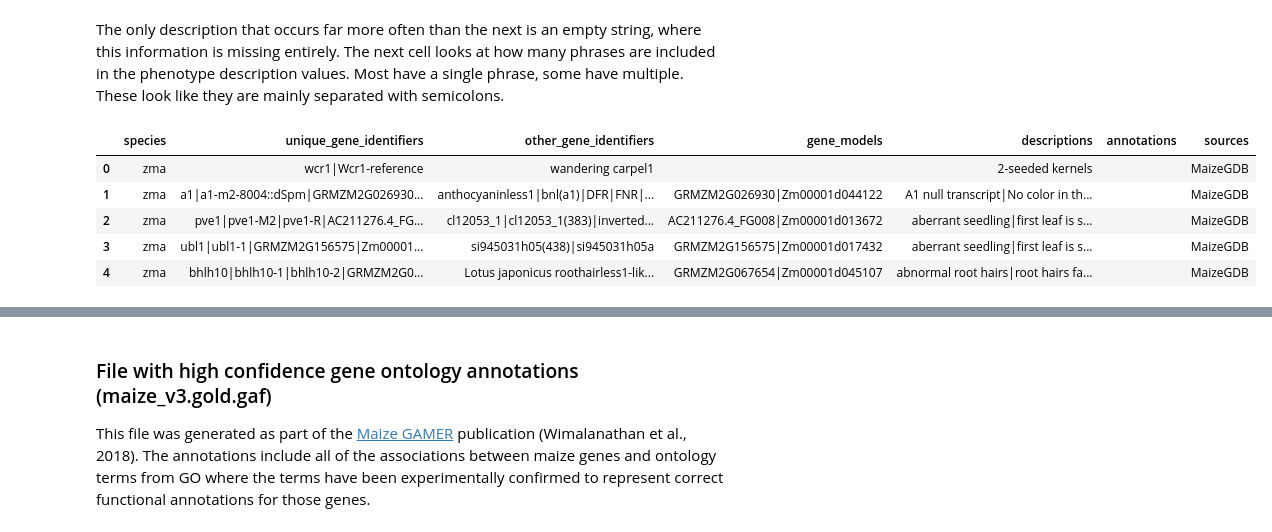
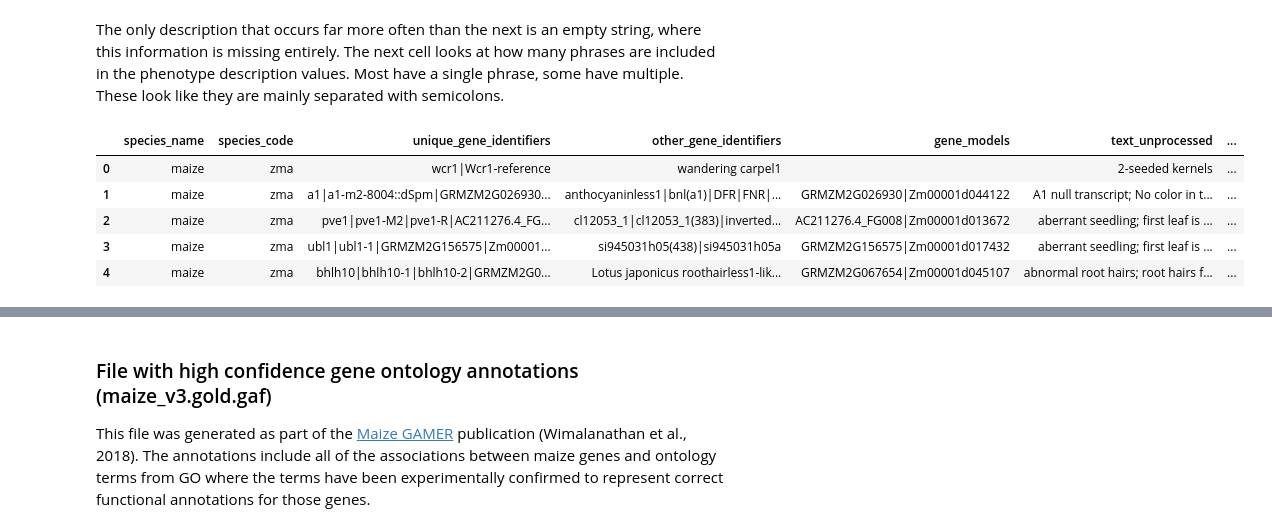
Before and after one commit to irbraun/plant-data, a Jupyter notebook: preprocessing/reshaping_maizegdb_data.ipynb, the cells around one changed output, grey strips where cells are left out. Cells and saved outputs as stored; diff of their text form; code cells hidden in the pictures.

Commit message:
adding annotations

```diff
--- a/preprocessing/reshaping_maizegdb_data.ipynb
+++ b/preprocessing/reshaping_maizegdb_data.ipynb
@@ -54,12 +62,16 @@ pd.set_option('display.width', 1000)
 # %%
 # Columns that should be in the final reshaped files.
-reshaped_columns = ["species",
+reshaped_columns = [
+ "species_name",
+ "species_code",
  "unique_gene_identifiers",
  "other_gene_identifiers",
  "gene_models",
- "descriptions",
+ "text_unprocessed",
  "annotations",
- "sources"]
+ "reference_name",
+ "reference_link",
+ "reference_file"]
 
 # Creating and testing a lambda for finding gene model strings.
 gene_model_pattern_1 = re.compile("grmzm.+")
@@ -159,23 +171,27 @@ fig.show()
 plt.close()
 # %%
 # Restructuring the dataset to include all the expected column names.
-combine_columns = lambda row, columns: concatenate_with_delim("|", [row[column] for column in columns])
-df["descriptions"] = df.apply(lambda x: combine_columns(x, ["phenotype_name", "phenotype_description"]), axis=1)
+combine_gene_columns = lambda row, columns: concatenate_with_delim("|", [row[column] for column in columns])
+combine_text_columns = lambda row, columns: concatenate_with_delim("; ", [row[column] for column in columns])
+df["text_unprocessed"] = df.apply(lambda x: combine_text_columns(x, ["phenotype_name", "phenotype_description"]), axis=1)
 df["uniprot_id"] = df["uniprot_id"].apply(add_prefix_safely, prefix=UNIPROT_TAG)
 df["ncbi_gene"] = df["ncbi_gene"].apply(add_prefix_safely, prefix=NCBI_TAG)
-df["unique_gene_identifiers"] = df.apply(lambda x: combine_columns(x, ["locus_name", "alleles", "v3_gene_model", "v4_gene_model", "uniprot_id", "ncbi_gene"]), axis=1)
+df["unique_gene_identifiers"] = df.apply(lambda x: combine_gene_columns(x, ["locus_name", "alleles", "v3_gene_model", "v4_gene_model", "uniprot_id", "ncbi_gene"]), axis=1)
 df["other_gene_identifiers"] = df["locus_synonyms"]
-df["gene_models"] = df.apply(lambda x: combine_columns(x, ["v3_gene_model", "v4_gene_model"]), axis=1)
-df["species"] = "zma"
+df["gene_models"] = df.apply(lambda x: combine_gene_columns(x, ["v3_gene_model", "v4_gene_model"]), axis=1)
+df["species_name"] = "maize"
+df["species_code"] = "zma"
 df["annotations"] = ""
-df["sources"] = "MaizeGDB"
+df["reference_name"] = "MaizeGDB"
+df["reference_link"] = "https://www.maizegdb.org/"
+df["reference_file"] = "pheno_genes.txt"
 df["other_gene_identifiers"] = df.apply(lambda row: subtract_string_lists("|", row["other_gene_identifiers"],row["unique_gene_identifiers"]), axis=1)
 df = df[reshaped_columns]
 df.head()
 # %% [output]
-|  | species | unique_gene_identifiers | other_gene_identifiers | gene_models | descriptions | annotations | sources |
-| 0 | zma | wcr1|Wcr1-reference | wandering carpel1 |  | 2-seeded kernels |  | MaizeGDB |
-| 1 | zma | a1|a1-m2-8004::dSpm|GRMZM2G026930... | anthocyaninless1|bnl(a1)|DFR|FNR|... | GRMZM2G026930|Zm00001d044122 | A1 null transcript|No color in th... |  | MaizeGDB |
-| 2 | zma | pve1|pve1-M2|pve1-R|AC211276.4_FG... | cl12053_1|cl12053_1(383)|inverted... | AC211276.4_FG008|Zm00001d013672 | aberrant seedling|first leaf is s... |  | MaizeGDB |
-| 3 | zma | ubl1|ubl1-1|GRMZM2G156575|Zm00001... | si945031h05(438)|si945031h05a | GRMZM2G156575|Zm00001d017432 | aberrant seedling|first leaf is s... |  | MaizeGDB |
-| 4 | zma | bhlh10|bhlh10-1|bhlh10-2|GRMZM2G0... | Lotus japonicus roothairless1-lik... | GRMZM2G067654|Zm00001d045107 | abnormal root hairs|root hairs fa... |  | MaizeGDB |
+|  | species_name | species_code | unique_gene_identifiers | other_gene_identifiers | gene_models | text_unprocessed | ... |
+| 0 | maize | zma | wcr1|Wcr1-reference | wandering carpel1 |  | 2-seeded kernels | ... |
+| 1 | maize | zma | a1|a1-m2-8004::dSpm|GRMZM2G026930... | anthocyaninless1|bnl(a1)|DFR|FNR|... | GRMZM2G026930|Zm00001d044122 | A1 null transcript; No color in t... | ... |
+| 2 | maize | zma | pve1|pve1-M2|pve1-R|AC211276.4_FG... | cl12053_1|cl12053_1(383)|inverted... | AC211276.4_FG008|Zm00001d013672 | aberrant seedling; first leaf is ... | ... |
+| 3 | maize | zma | ubl1|ubl1-1|GRMZM2G156575|Zm00001... | si945031h05(438)|si945031h05a | GRMZM2G156575|Zm00001d017432 | aberrant seedling; first leaf is ... | ... |
+| 4 | maize | zma | bhlh10|bhlh10-1|bhlh10-2|GRMZM2G0... | Lotus japonicus roothairless1-lik... | GRMZM2G067654|Zm00001d045107 | abnormal root hairs; root hairs f... | ... |
```
Also changed, not shown: parts of 5 cells of this notebook, 54 other files.
